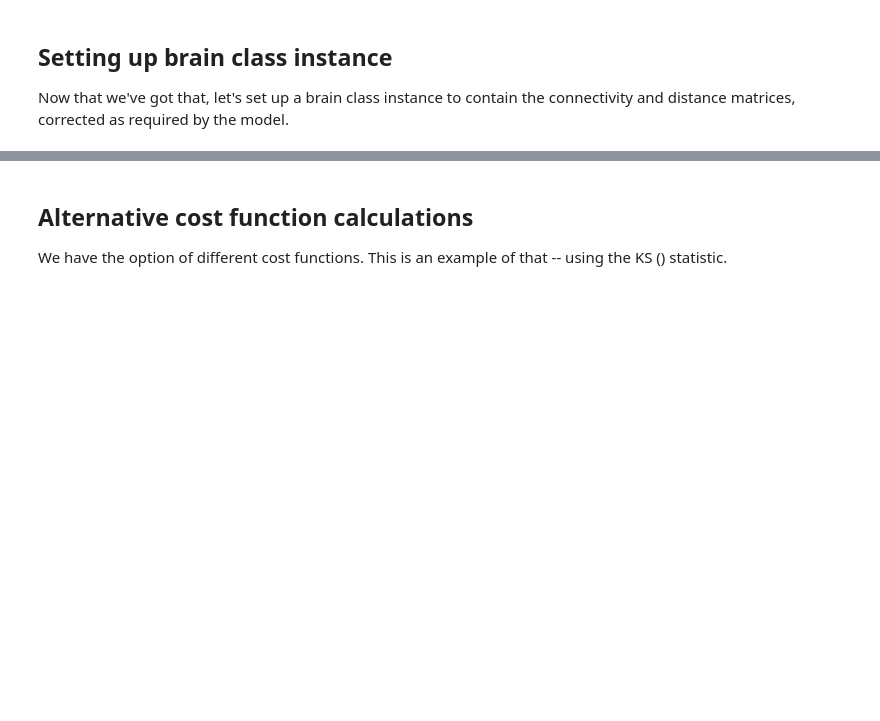
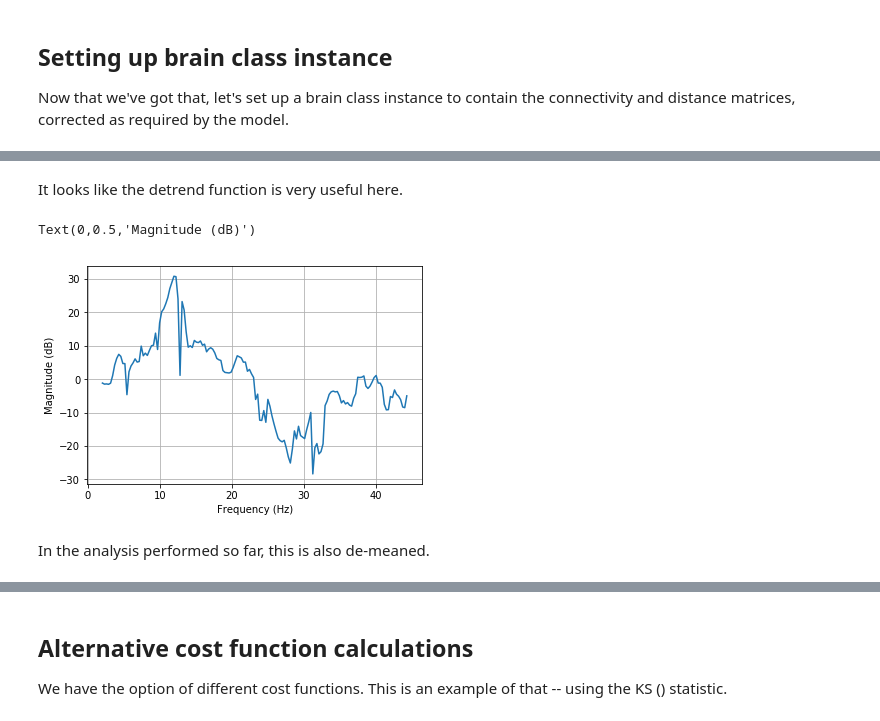
Before and after one commit to Raj-Lab-UCSF/spectrome, a Jupyter notebook: SCFC-spectral-python/SCFC/notebooks/Cost-functions.ipynb, the cells around one changed output, grey strips where cells are left out. Drawn from its saved outputs; the diff is of its cells as text; code cells hidden in the pictures; blank space fills up the shorter version.

```diff
--- a/SCFC-spectral-python/SCFC/notebooks/Cost-functions.ipynb
+++ b/SCFC-spectral-python/SCFC/notebooks/Cost-functions.ipynb
@@ -218,0 +346,13 @@ Now, we can do an example of the forward model calculation for the range of freq
+# %% [markdown]
+It looks like the detrend function is very useful here.
+# %%
+fig8 = mpl.figure(num=5, figsize = (6,4))
+mpl.plot(newf,functions.mag2db(freq_model[0,:]))
+mpl.grid(True)
+mpl.xlabel('Frequency (Hz)')
+mpl.ylabel('Magnitude (dB)')
+# %% [output]
+Text(0,0.5,'Magnitude (dB)')
+[figure, added]
+# %% [markdown]
+In the analysis performed so far, this is also de-meaned.
```
Also changed, not shown: parts of 38 cells of this notebook.
